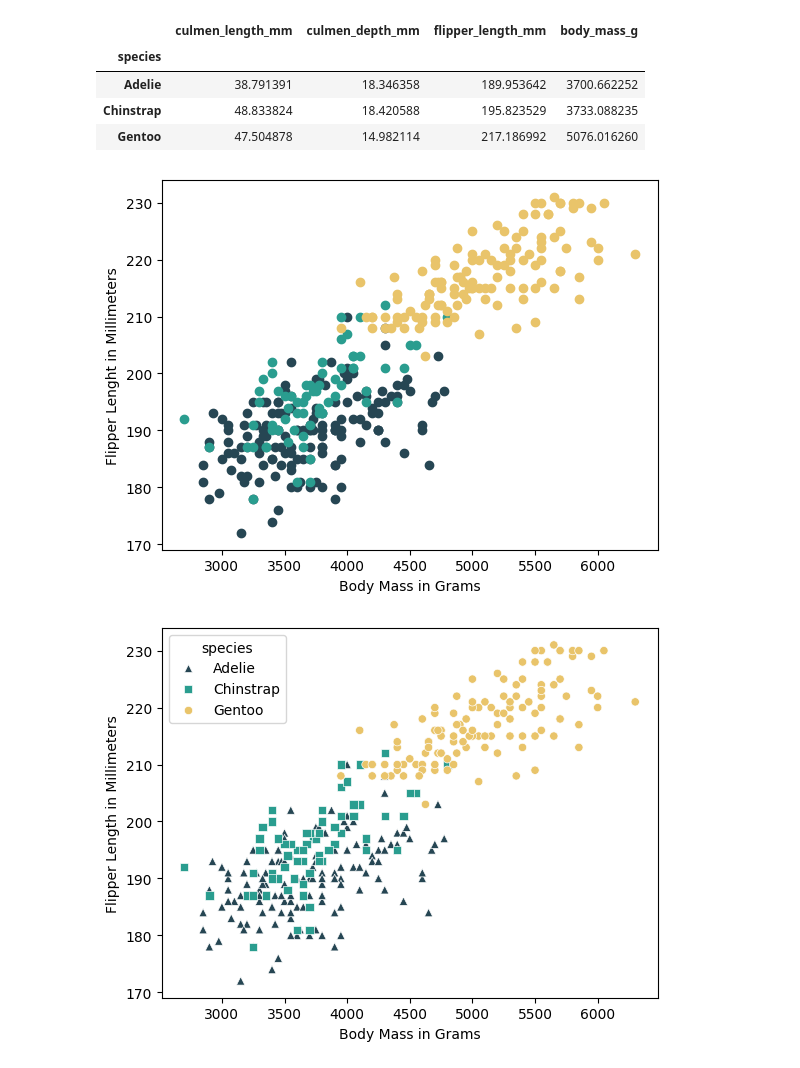
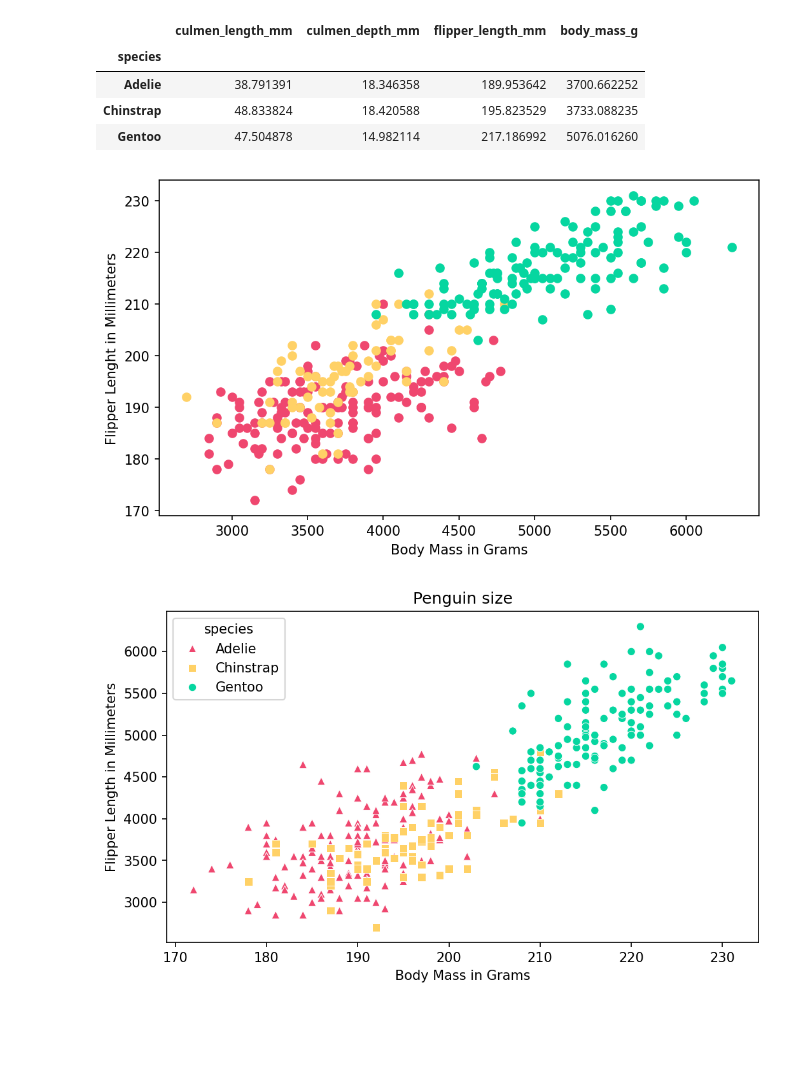
Before and after one commit to Leow14/Penguin-DF, a Jupyter notebook: notebook.ipynb, the cells around one changed output. Cells and saved outputs as stored; diff of their text form; code cells hidden in the pictures; blank space fills up the shorter version.

Commit message:
Changing the main palette and padronizing the collors across the notebook.

```diff
--- a/notebook.ipynb
+++ b/notebook.ipynb
@@ -49,7 +49,7 @@ memory usage: 18.9+ KB
 # %%
 categorical_col = ['species', 'island', 'sex']
 numerical_col = ['culmen_length_mm', 'culmen_depth_mm', 'flipper_length_mm', 'body_mass_g']
-palette_list = ["#264653", "#2A9D8F", "#E9C46A", "#F4A261", "#E76F51"]
+palette = ["#EF476F", "#FFD166", "#06D6A0", "#118AB2", "#073B4C"]
 # %%
 for col in categorical_col:
     print(df[col].value_counts())
@@ -223,6 +226,7 @@ plt.show()
 # %%
 # Searching for numeric outliers:
 # culmen_length_mm	culmen_depth_mm	flipper_length_mm	body_mass_g
+plt.figure(figsize=(8, 4.5), dpi=150)
 
 n_cols = len(numerical_col)
 n_rows = (n_cols + 1) // 2
@@ -231,7 +235,7 @@ fig, axes = plt.subplots(n_rows, 2, figsize=(14, 4 * n_rows))
 axes = axes.flatten()
 
 for i, col in enumerate(numerical_col):
-    sns.boxplot(x=df[col].dropna(), ax=axes[i], color=palette_list[i], linecolor="#000000")
+    sns.boxplot(x=df[col].dropna(), ax=axes[i], color=palette[i], linecolor="#000000")
     axes[i].set_title(col)
 
 for j in range(n_cols, len(axes)):
@@ -292,22 +297,24 @@ df.groupby("species")[
 | Gentoo | 47.504878 | 14.982114 | 217.186992 | 5076.016260 |
 # %%
 # Ploting a chart that displays penguins "size" grouping by penguins species
-
+plt.figure(figsize=(8, 4.5), dpi=150)
 # X
-colors = ["#47A025", "#6B0504", "#D5E68D"]
 
 for i, specie in enumerate(df["species"].unique().tolist()):
     x = df[df["species"] == specie]["body_mass_g"].tolist()
     y = df[df["species"] == specie]["flipper_length_mm"].tolist()
-    plt.scatter(x, y, color=palette_list[i])
+    plt.scatter(x, y, color=palette[i])
 
 plt.xlabel("Body Mass in Grams")
 plt.ylabel("Flipper Lenght in Millimeters")
 plt.show()
 # %% [output]
-[figure, old version]
+[figure, new version]
 # %%
 # Ploting a chart that displays penguins "size" grouping by penguins species
+
+plt.figure(figsize=(8, 4.5), dpi=150)
+
 markers = {
     "Adelie": "^",
     "Chinstrap": "s",
@@ -316,16 +323,17 @@ markers = {
 
 sns.scatterplot(
     data=df,
-    x="body_mass_g",
-    y="flipper_length_mm",
+    y="body_mass_g",
+    x="flipper_length_mm",
     hue="species",
     style="species",
     markers=markers,
-    palette=palette_list
+    palette=palette
 )
 
+plt.title("Penguin size")
 plt.xlabel("Body Mass in Grams")
 plt.ylabel("Flipper Length in Millimeters")
 plt.show()
 # %% [output]
-[figure, old version]
+[figure, new version]
```
Also changed, not shown: parts of 5 cells of this notebook.
